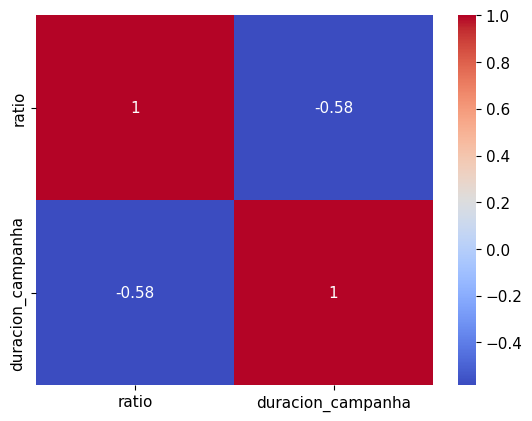
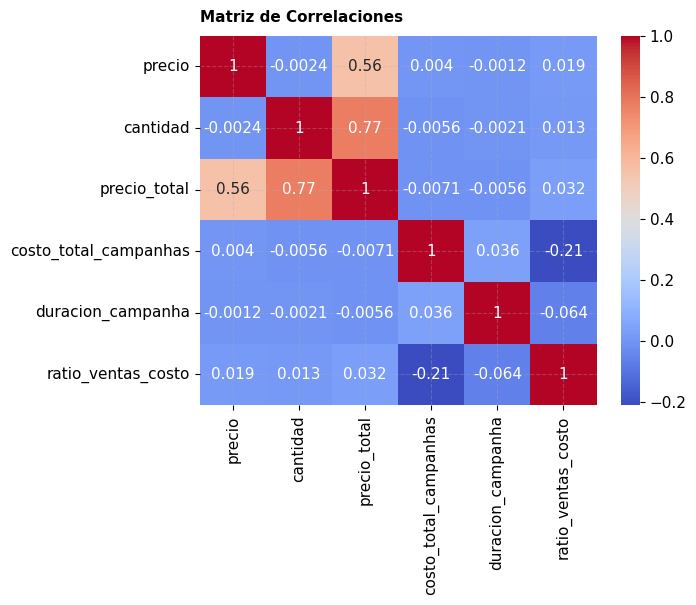
Code edit (unified diff) that turned the first committed figure into the second:
--- before
+++ after
@@ -1,4 +1,4 @@
-corr_duracion_ratio = scatter_data[["ratio", "duracion_campanha"]].corr()
-sns.heatmap(corr_duracion_ratio, cmap='coolwarm', annot=True)
-plt.grid(False)
+corr = ventas_marketing.select_dtypes(include="number").corr()
+sns.heatmap(corr, annot=True, cmap="coolwarm")
+plt.title("Matriz de Correlaciones", loc="left")
 plt.show()

Commit: correcciones analisis